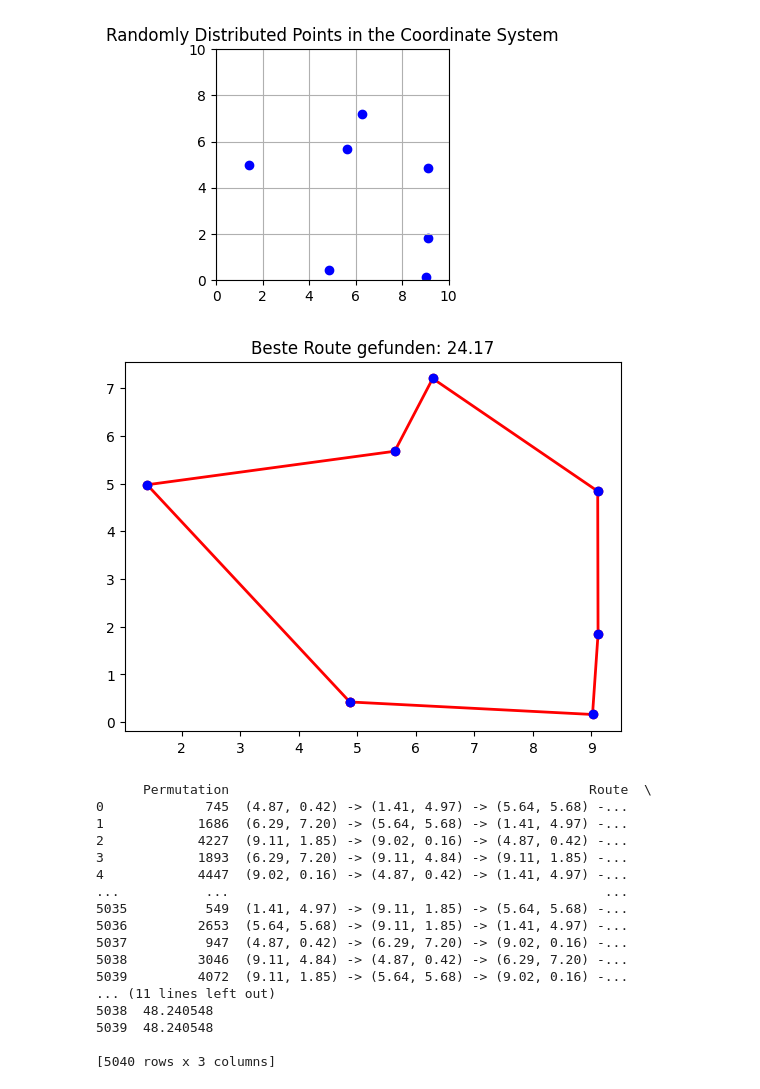
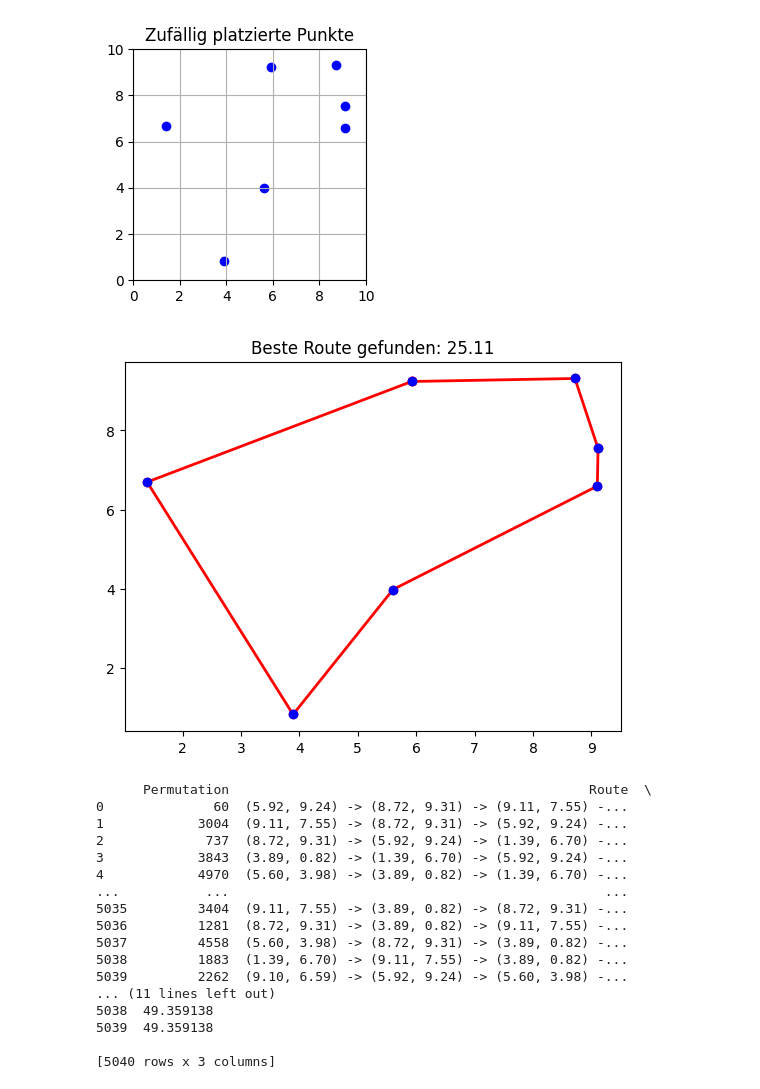
Before and after one commit to Nr44suessauer/SalesMan, a Jupyter notebook: SalesMan_Problem.ipynb, the cells around one changed output. Drawn from its saved outputs; the diff is of its cells as text; code cells hidden in the pictures.

```diff
--- a/SalesMan_Problem.ipynb
+++ b/SalesMan_Problem.ipynb
@@ -1,26 +1,24 @@
 # %%
 import numpy as np
 import matplotlib.pyplot as plt
 
+# Anzahl der Punkte definieren
 number_of_points = 7
 
-# Generate 'count' random numbers between 0 and 1 and then scale them to the range [0, 10] for the x-axis and y-axis
-def random_points(count):
-    x = np.random.random(count) * 10
-    y = np.random.random(count) * 10
-    return x, y
+# Erzeuge 'number_of_points' zufällige x- und y-Koordinaten im Bereich [0, 10]
+x = np.random.rand(number_of_points) * 10
+y = np.random.rand(number_of_points) * 10
 
-x, y = random_points(number_of_points) # Generate random x and y coordinates using the function 'random_points'
-
-plt.figure(figsize=(3, 3))  # create figure
-plt.scatter(x, y, color='blue')  # scatter plot
+# Erstelle eine Grafik und plotte die Punkte
+plt.figure(figsize=(3, 3))
+plt.scatter(x, y, color='blue')  # Zeichne die Punkte als Scatterplot
 plt.xlim(0, 10)
 plt.ylim(0, 10)
-plt.title('Randomly Distributed Points in the Coordinate System')
 plt.grid(True)
-plt.show()  # display plot
+plt.title('Zufällig platzierte Punkte')
+plt.show()
 # %% [output]
-[figure, old version]
+[figure, new version]
 # %%
 from itertools import permutations
 import math
@@ -52,7 +50,7 @@ plt.plot(xs, ys, color='red', linewidth=2, marker='o')
 plt.title(f"Beste Route gefunden: {best_distance:.2f}")
 plt.show()
 # %% [output]
-[figure, old version]
+[figure, new version]
 # %%
 import pandas as pd
 
@@ -86,19 +84,19 @@ df_routes.reset_index(drop=True, inplace=True)
 print(df_routes)
 # %% [output]
       Permutation                                              Route  \
-0             745  (4.87, 0.42) -> (1.41, 4.97) -> (5.64, 5.68) -...
-1            1686  (6.29, 7.20) -> (5.64, 5.68) -> (1.41, 4.97) -...
-2            4227  (9.11, 1.85) -> (9.02, 0.16) -> (4.87, 0.42) -...
-3            1893  (6.29, 7.20) -> (9.11, 4.84) -> (9.11, 1.85) -...
-4            4447  (9.02, 0.16) -> (4.87, 0.42) -> (1.41, 4.97) -...
+0              60  (5.92, 9.24) -> (8.72, 9.31) -> (9.11, 7.55) -...
+1            3004  (9.11, 7.55) -> (8.72, 9.31) -> (5.92, 9.24) -...
+2             737  (8.72, 9.31) -> (5.92, 9.24) -> (1.39, 6.70) -...
+3            3843  (3.89, 0.82) -> (1.39, 6.70) -> (5.92, 9.24) -...
+4            4970  (5.60, 3.98) -> (3.89, 0.82) -> (1.39, 6.70) -...
 ...           ...                                                ...
-5035          549  (1.41, 4.97) -> (9.11, 1.85) -> (5.64, 5.68) -...
-5036         2653  (5.64, 5.68) -> (9.11, 1.85) -> (1.41, 4.97) -...
-5037          947  (4.87, 0.42) -> (6.29, 7.20) -> (9.02, 0.16) -...
-5038         3046  (9.11, 4.84) -> (4.87, 0.42) -> (6.29, 7.20) -...
-5039         4072  (9.11, 1.85) -> (5.64, 5.68) -> (9.02, 0.16) -...
+5035         3404  (9.11, 7.55) -> (3.89, 0.82) -> (8.72, 9.31) -...
+5036         1281  (8.72, 9.31) -> (3.89, 0.82) -> (9.11, 7.55) -...
+5037         4558  (5.60, 3.98) -> (8.72, 9.31) -> (3.89, 0.82) -...
+5038         1883  (1.39, 6.70) -> (9.11, 7.55) -> (3.89, 0.82) -...
+5039         2262  (9.10, 6.59) -> (5.92, 9.24) -> (5.60, 3.98) -...
 ... (11 lines left out)
-5038  48.240548
-5039  48.240548
+5038  49.359138
+5039  49.359138
 
 [5040 rows x 3 columns]
```
